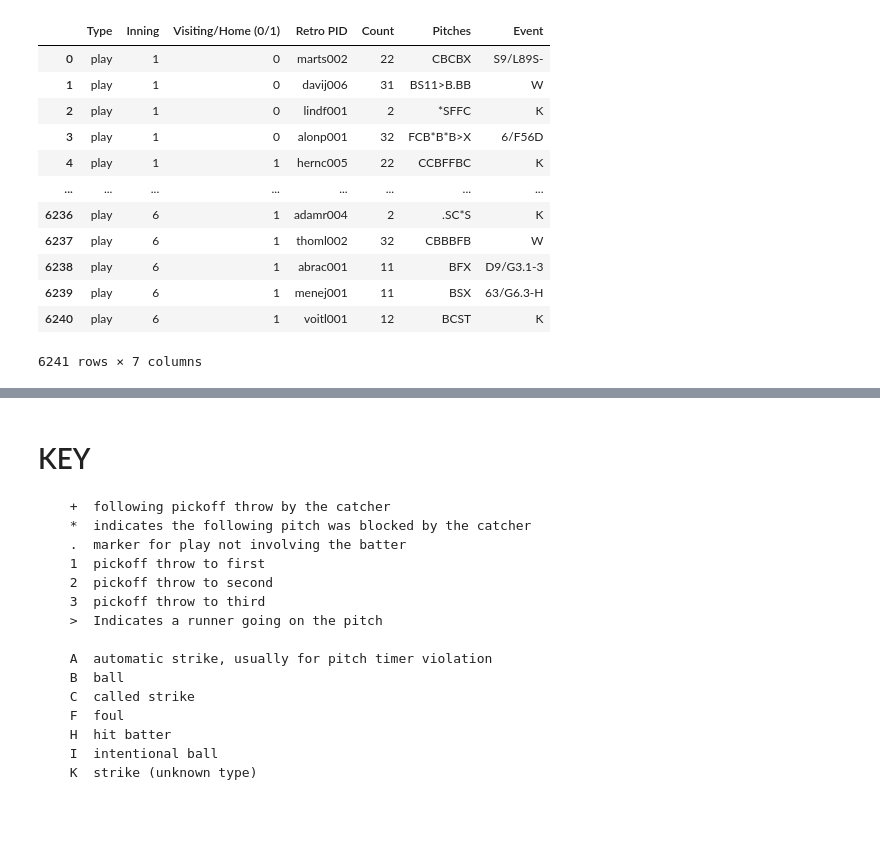
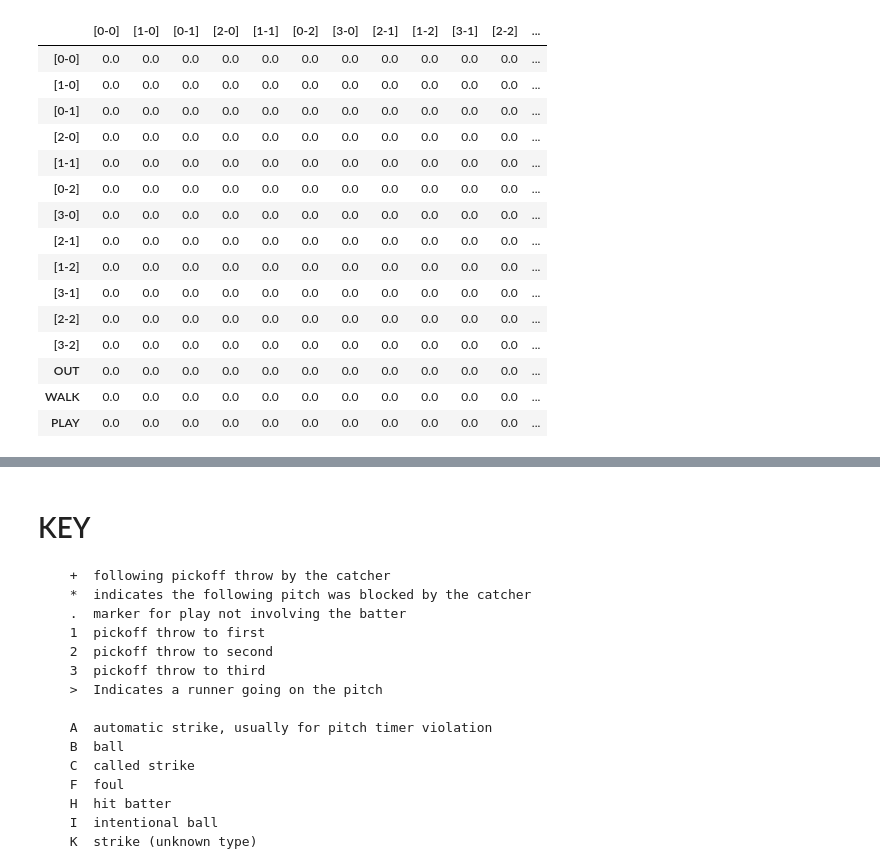
Before and after one commit to Lil-Crouton/markov-pitching-model, a Jupyter notebook: markov_probabilities.ipynb, the cells around one changed output, grey strips where cells are left out. Cells and saved outputs as stored; diff of their text form; code cells hidden in the pictures; blank space fills up the shorter version.

```diff
--- a/markov_probabilities.ipynb
+++ b/markov_probabilities.ipynb
@@ -90,16 +33,30 @@ df.reset_index(drop=True, inplace=True)
-# %%
-df
-# %% [output]
-|  | Type | Inning | Visiting/Home (0/1) | Retro PID | Count | Pitches | Event |
-| 0 | play | 1 | 0 | marts002 | 22 | CBCBX | S9/L89S- |
-| 1 | play | 1 | 0 | davij006 | 31 | BS11>B.BB | W |
-| 2 | play | 1 | 0 | lindf001 | 2 | *SFFC | K |
-| 3 | play | 1 | 0 | alonp001 | 32 | FCB*B*B>X | 6/F56D |
-| 4 | play | 1 | 1 | hernc005 | 22 | CCBFFBC | K |
-| ... | ... | ... | ... | ... | ... | ... | ... |
-| 6236 | play | 6 | 1 | adamr004 | 2 | .SC*S | K |
-| 6237 | play | 6 | 1 | thoml002 | 32 | CBBBFB | W |
-| 6238 | play | 6 | 1 | abrac001 | 11 | BFX | D9/G3.1-3 |
-| 6239 | play | 6 | 1 | menej001 | 11 | BSX | 63/G6.3-H |
-| 6240 | play | 6 | 1 | voitl001 | 12 | BCST | K |
-6241 rows × 7 columns
+# %%
+matrix = np.zeros((15,15))
+states = [
+    '[0-0]', '[1-0]', '[0-1]', '[2-0]', '[1-1]', '[0-2]', '[3-0]',
+    '[2-1]', '[1-2]', '[3-1]', '[2-2]', '[3-2]', 'OUT', 'WALK', 'PLAY'
+]
+transition_df = pd.DataFrame(matrix, index=states, columns=states)
+# Add a 1 at the diagonal intersection of OUT, WALK, and PLAY
+transition_df.loc['OUT','OUT'] = 1
+transition_df.loc['WALK','WALK'] = 1
+transition_df.loc['PLAY','PLAY'] = 1
+
+transition_df
+# %% [output]
+|  | [0-0] | [1-0] | [0-1] | [2-0] | [1-1] | [0-2] | [3-0] | [2-1] | [1-2] | [3-1] | [2-2] | ... |
+| [0-0] | 0.0 | 0.0 | 0.0 | 0.0 | 0.0 | 0.0 | 0.0 | 0.0 | 0.0 | 0.0 | 0.0 | ... |
+| [1-0] | 0.0 | 0.0 | 0.0 | 0.0 | 0.0 | 0.0 | 0.0 | 0.0 | 0.0 | 0.0 | 0.0 | ... |
+| [0-1] | 0.0 | 0.0 | 0.0 | 0.0 | 0.0 | 0.0 | 0.0 | 0.0 | 0.0 | 0.0 | 0.0 | ... |
+| [2-0] | 0.0 | 0.0 | 0.0 | 0.0 | 0.0 | 0.0 | 0.0 | 0.0 | 0.0 | 0.0 | 0.0 | ... |
+| [1-1] | 0.0 | 0.0 | 0.0 | 0.0 | 0.0 | 0.0 | 0.0 | 0.0 | 0.0 | 0.0 | 0.0 | ... |
+| [0-2] | 0.0 | 0.0 | 0.0 | 0.0 | 0.0 | 0.0 | 0.0 | 0.0 | 0.0 | 0.0 | 0.0 | ... |
+| [3-0] | 0.0 | 0.0 | 0.0 | 0.0 | 0.0 | 0.0 | 0.0 | 0.0 | 0.0 | 0.0 | 0.0 | ... |
+| [2-1] | 0.0 | 0.0 | 0.0 | 0.0 | 0.0 | 0.0 | 0.0 | 0.0 | 0.0 | 0.0 | 0.0 | ... |
+| [1-2] | 0.0 | 0.0 | 0.0 | 0.0 | 0.0 | 0.0 | 0.0 | 0.0 | 0.0 | 0.0 | 0.0 | ... |
+| [3-1] | 0.0 | 0.0 | 0.0 | 0.0 | 0.0 | 0.0 | 0.0 | 0.0 | 0.0 | 0.0 | 0.0 | ... |
+| [2-2] | 0.0 | 0.0 | 0.0 | 0.0 | 0.0 | 0.0 | 0.0 | 0.0 | 0.0 | 0.0 | 0.0 | ... |
+| [3-2] | 0.0 | 0.0 | 0.0 | 0.0 | 0.0 | 0.0 | 0.0 | 0.0 | 0.0 | 0.0 | 0.0 | ... |
+| OUT | 0.0 | 0.0 | 0.0 | 0.0 | 0.0 | 0.0 | 0.0 | 0.0 | 0.0 | 0.0 | 0.0 | ... |
+| WALK | 0.0 | 0.0 | 0.0 | 0.0 | 0.0 | 0.0 | 0.0 | 0.0 | 0.0 | 0.0 | 0.0 | ... |
+| PLAY | 0.0 | 0.0 | 0.0 | 0.0 | 0.0 | 0.0 | 0.0 | 0.0 | 0.0 | 0.0 | 0.0 | ... |
```
Also changed, not shown: parts of 13 cells of this notebook.
